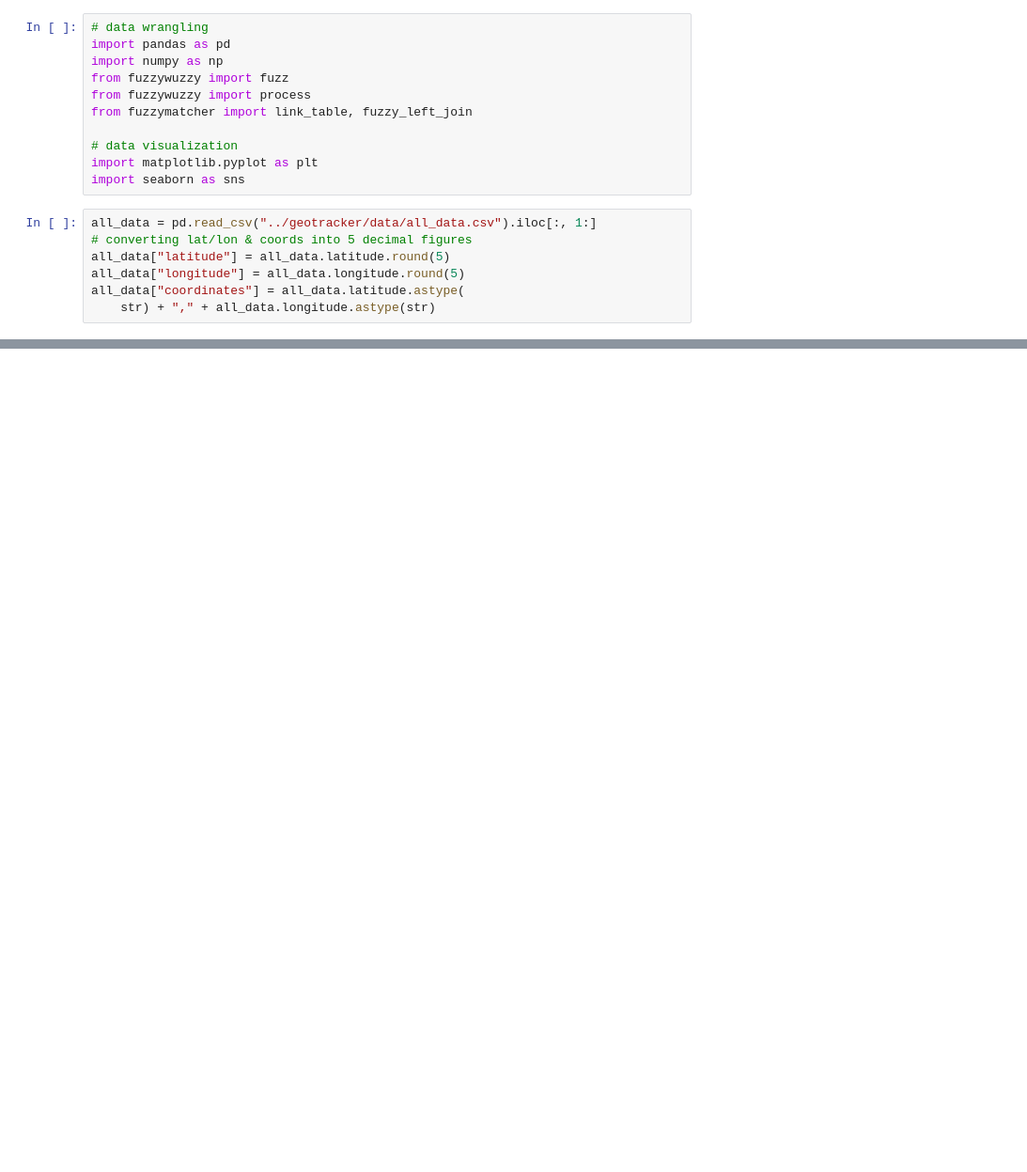
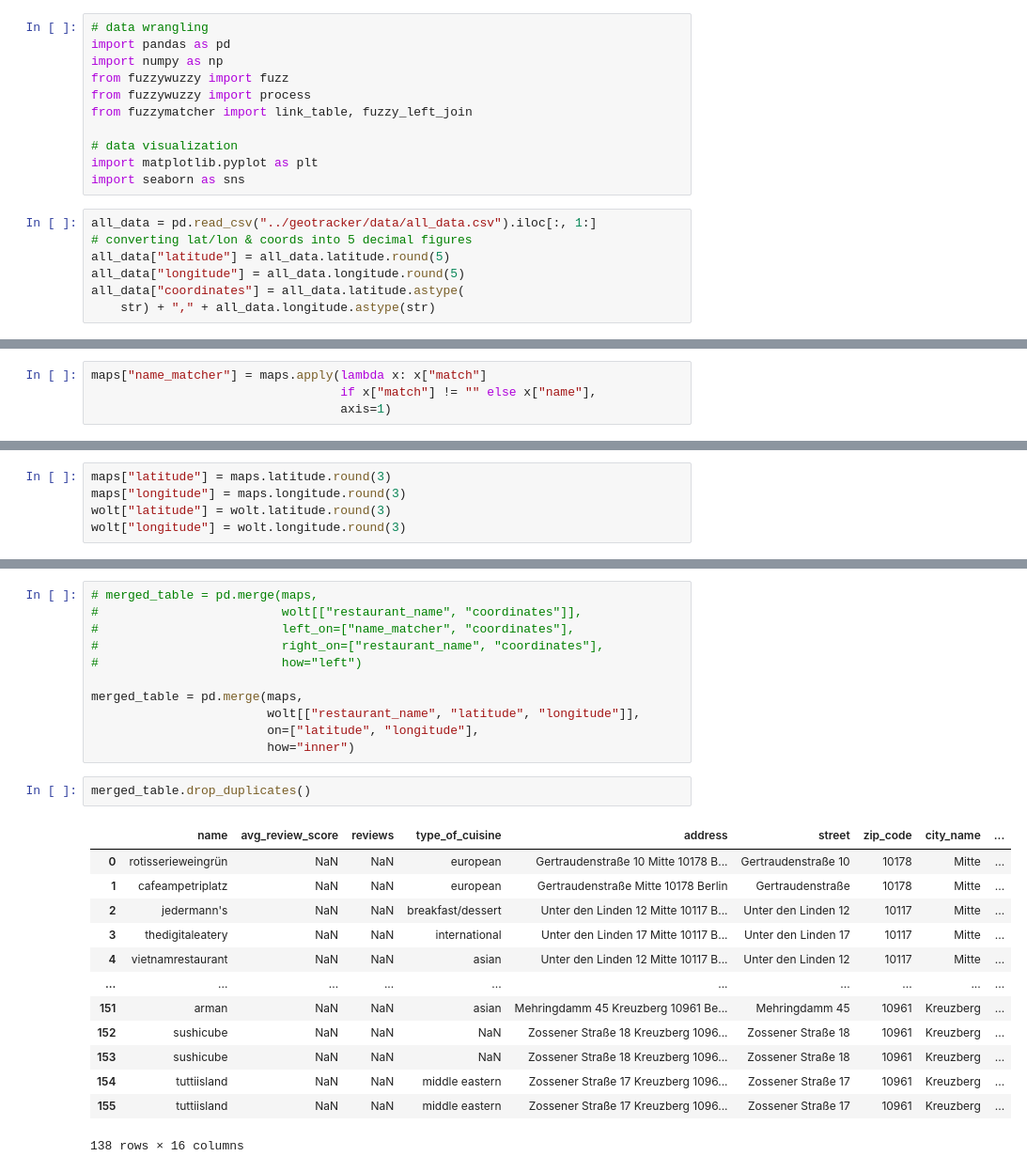
Before and after one commit to ayelenklas/geotracker, a Jupyter notebook: notebooks/data_analysis_ak.ipynb, the cells around one changed output, grey strips where cells are left out. Shown at 94% size. Saved outputs shown, nothing was run; the diff lists cells and outputs as text; blank space fills up the shorter version.

```diff
--- a/notebooks/data_analysis_ak.ipynb
+++ b/notebooks/data_analysis_ak.ipynb
@@ -103,0 +124,4 @@ fuzzy_merge(prueba_maps, prueba_wolt, "name", "restaurant_name", threshold=90, l
+# %%
+maps["name_matcher"] = maps.apply(lambda x: x["match"]
+                                  if x["match"] != "" else x["name"],
+                                  axis=1)
@@ -103,0 +134,5 @@ fuzzy_merge(prueba_maps, prueba_wolt, "name", "restaurant_name", threshold=90, l
+# %%
+maps["latitude"] = maps.latitude.round(3)
+maps["longitude"] = maps.longitude.round(3)
+wolt["latitude"] = wolt.latitude.round(3)
+wolt["longitude"] = wolt.longitude.round(3)
@@ -104,3 +160,30 @@ fuzzy_merge(prueba_maps, prueba_wolt, "name", "restaurant_name", threshold=90, l
+# %%
+# merged_table = pd.merge(maps,
+#                         wolt[["restaurant_name", "coordinates"]],
+#                         left_on=["name_matcher", "coordinates"],
+#                         right_on=["restaurant_name", "coordinates"],
+#                         how="left")
+
+merged_table = pd.merge(maps,
+                        wolt[["restaurant_name", "latitude", "longitude"]],
+                        on=["latitude", "longitude"],
+                        how="inner")
+# %%
+merged_table.drop_duplicates()
+# %% [output]
+|  | name | avg_review_score | reviews | type_of_cuisine | address | street | zip_code | city_name | ... |
+| 0 | rotisserieweingrün | NaN | NaN | european | Gertraudenstraße 10 Mitte 10178 B... | Gertraudenstraße 10 | 10178 | Mitte | ... |
+| 1 | cafeampetriplatz | NaN | NaN | european | Gertraudenstraße Mitte 10178 Berlin | Gertraudenstraße | 10178 | Mitte | ... |
+| 2 | jedermann's | NaN | NaN | breakfast/dessert | Unter den Linden 12 Mitte 10117 B... | Unter den Linden 12 | 10117 | Mitte | ... |
+| 3 | thedigitaleatery | NaN | NaN | international | Unter den Linden 17 Mitte 10117 B... | Unter den Linden 17 | 10117 | Mitte | ... |
+| 4 | vietnamrestaurant | NaN | NaN | asian | Unter den Linden 12 Mitte 10117 B... | Unter den Linden 12 | 10117 | Mitte | ... |
+| ... | ... | ... | ... | ... | ... | ... | ... | ... | ... |
+| 151 | arman | NaN | NaN | asian | Mehringdamm 45 Kreuzberg 10961 Be... | Mehringdamm 45 | 10961 | Kreuzberg | ... |
+| 152 | sushicube | NaN | NaN | NaN | Zossener Straße 18 Kreuzberg 1096... | Zossener Straße 18 | 10961 | Kreuzberg | ... |
+| 153 | sushicube | NaN | NaN | NaN | Zossener Straße 18 Kreuzberg 1096... | Zossener Straße 18 | 10961 | Kreuzberg | ... |
+| 154 | tuttiisland | NaN | NaN | middle eastern | Zossener Straße 17 Kreuzberg 1096... | Zossener Straße 17 | 10961 | Kreuzberg | ... |
+| 155 | tuttiisland | NaN | NaN | middle eastern | Zossener Straße 17 Kreuzberg 1096... | Zossener Straße 17 | 10961 | Kreuzberg | ... |
+138 rows × 16 columns
 # %%
 wolt.shape
 # %% [output]
```
Also changed, not shown: parts of 15 cells of this notebook, 2 other files.
